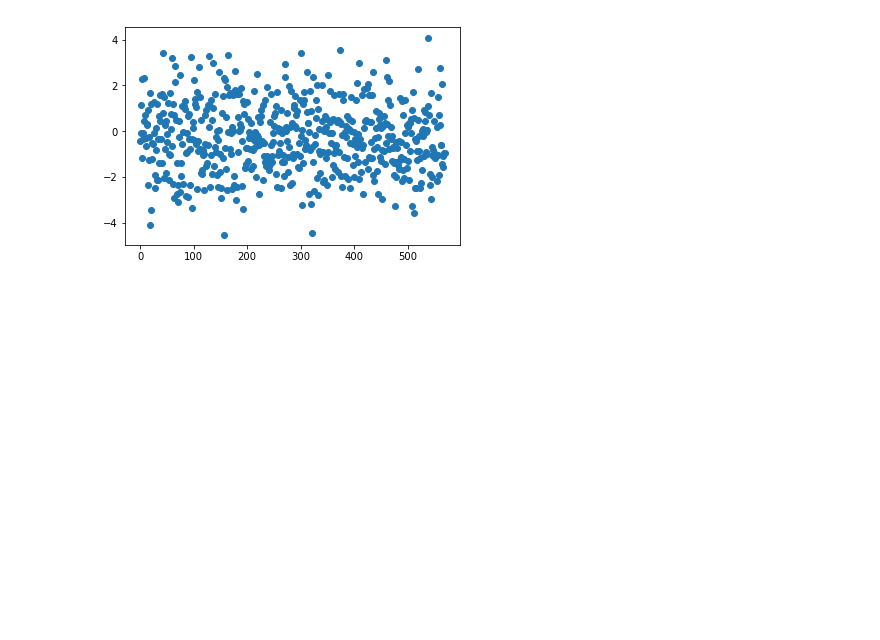
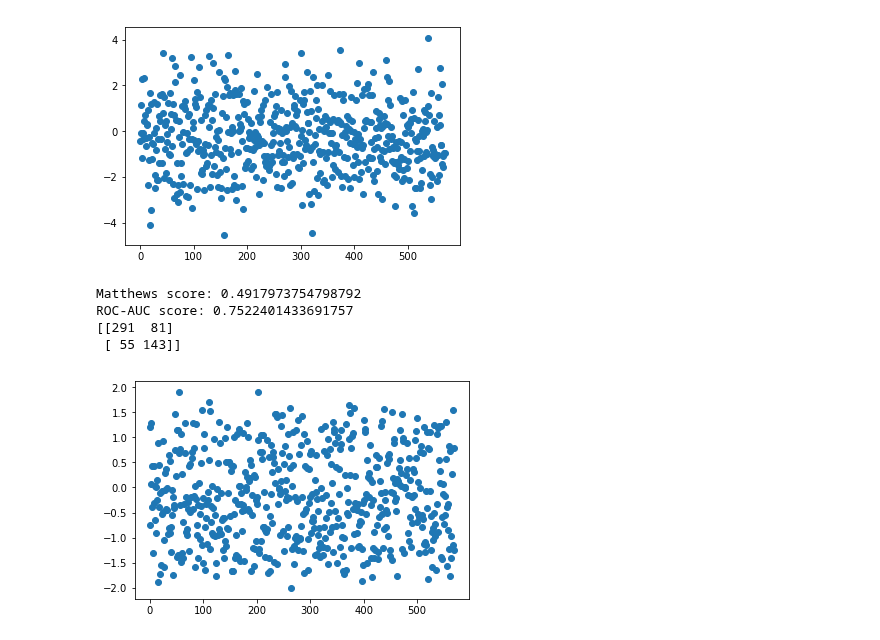
Before and after one commit to vincegiorno/drug_deaths, a Jupyter notebook: drug_deaths.ipynb, the cells around one changed output. Cells and saved outputs as stored; diff of their text form; code cells hidden in the pictures; blank space fills up the shorter version.

Commit message:
run models with full datasets

```diff
--- a/drug_deaths.ipynb
+++ b/drug_deaths.ipynb
@@ -1106,0 +1105,22 @@ ROC-AUC score: 0.7128950798305638
+# %%
+def run_full(estimator, X, Y, rand):
+    clf = estimator
+    X_train, X_test, Y_train, Y_test = train_test_split(X, Y, test_size=0.2, random_state=rand, stratify=Y)
+    clf.fit(robust.fit_transform(X_train), Y_train)
+    Xr_test = robust.fit_transform(X_test)
+    preds = clf.predict(Xr_test)
+    print('Matthews score: {}'.format(matthews_corrcoef(Y_test, preds)))
+    print('ROC-AUC score: {}'.format(roc_auc_score(Y_test, preds)))
+    print(confusion_matrix(Y_test, preds))
+    residuals = pd.DataFrame(clf.decision_function(Xr_test))
+    plt.scatter(residuals.index, residuals)
+    return clf
+# %%
+svc_full = SVC(class_weight='balanced', C=1, gamma=0.14, kernel='rbf', tol=1e-07)
+svc_full_1 = run_full(svc_full, X_full, Y_full, 13)
+# %% [output]
+Matthews score: 0.4917973754798792
+ROC-AUC score: 0.7522401433691757
+[[291  81]
+ [ 55 143]]
+[figure, added]
```
Also changed, not shown: parts of 12 cells of this notebook.
